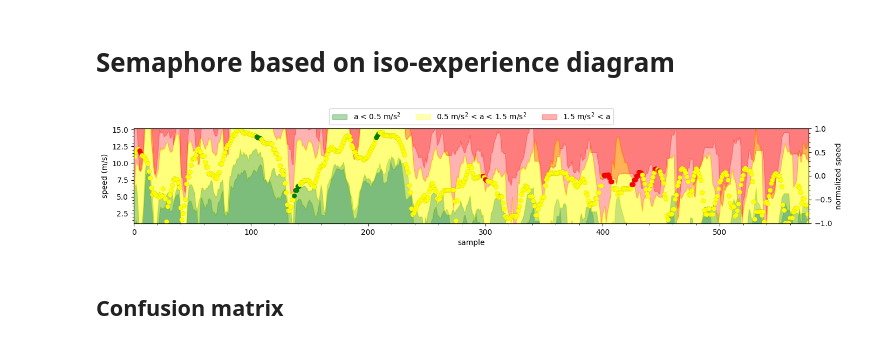
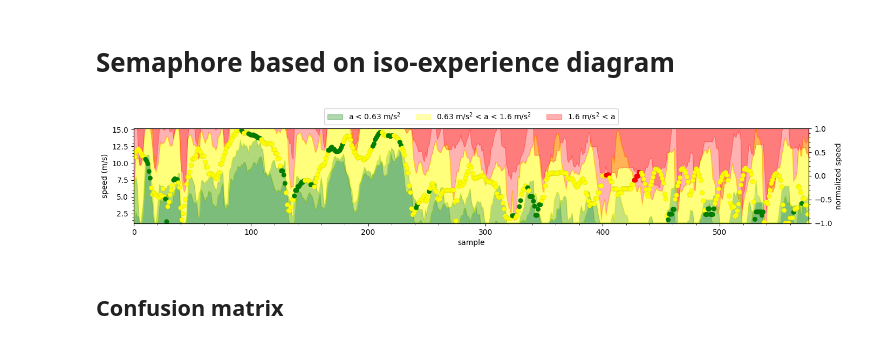
Before and after one commit to carloshernangarrido/ordinal_regression, a Jupyter notebook: main_real_world_example.ipynb, the cells around one changed output. Drawn from its saved outputs; the diff is of its cells as text; code cells hidden in the pictures.

Commit message:
improve plots for the paper

```diff
--- a/main_real_world_example.ipynb
+++ b/main_real_world_example.ipynb
@@ -778,11 +778,14 @@ fig.savefig('test_pass_3.pdf')
 # Semaphore based on iso-experience diagram
 # %%
 from typing import Union
-from scipy.optimize import fmin
+from scipy.optimize import minimize_scalar
 
 
-sem_green_yellow_bound = 0.5  # m/s2
-sem_yellow_red_bound = 1.5  # m/s2
+flag_compute_iso = False
+
+
+sem_green_yellow_bound = 0.63  # m/s2
+sem_yellow_red_bound = 1.6  # m/s2
 
 sem_bounds_norm = scaler_X.transform([[0, sem_green_yellow_bound],
                                       [0, sem_yellow_red_bound]])
@@ -799,13 +802,22 @@ def iso_experience_v(a: float, f: float):
     def pred_f_from_v(v_: float):
         return pred_f(v_, a)
 
-    return fmin(lambda v_: (pred_f_from_v(v_)-f)**2, 0.0)[0]
+    return minimize_scalar(lambda v_: (pred_f_from_v(v_)-f)**2, bounds=(-1, 1), method='bounded',
+                           options={'xatol': 0.01, 'disp': False}).x
 
+if flag_compute_iso:
+    sem_green_yellow_speeds_1 = []
+    sem_yellow_red_speeds_1 = []
+    for sample, f in zip(X_equal[:, :2], x1_1_pred):
+        v = iso_experience_v(sem_green_yellow_bound_norm, f)
+        sem_green_yellow_speeds_1.append(v)
+        v = iso_experience_v(sem_yellow_red_bound_norm, f)
+        sem_yellow_red_speeds_1.append(v)
 
-# sem_green_yellow_speeds_1 = []
-# sem_yellow_red_speeds_1 = []
-# for sample, f in zip(X_equal[:, :2], x1_1_pred):
-#     v = iso_experience_v(sem_green_yellow_bound_norm, f)
-#     sem_green_yellow_speeds_1.append(v)
-#     v = iso_experience_v(sem_yellow_red_bound_norm, f)
-#     sem_yellow_red_speeds_1.append(v)
+    sem_green_yellow_speeds_2 = []
+    sem_yellow_red_speeds_2 = []
+    for sample, f in zip(X_equal[:, 2:], x1_2_pred):
+        v = iso_experience_v(sem_green_yellow_bound_norm, f)
+        sem_green_yellow_speeds_2.append(v)
+        v = iso_experience_v(sem_yellow_red_bound_norm, f)
+        sem_yellow_red_speeds_2.append(v)
@@ -864,37 +881,37 @@ ax.set_xlabel('sample')
 ax.set_ylabel('speed (m/s)')
 ax.set_ylim([scaler_X.inverse_transform([[-1, 0]])[0,0], scaler_X.inverse_transform([[1, 0]])[0,0]])
 ax_twin.legend(loc='upper center', bbox_to_anchor=(0.5, 1.25), ncol=3)
 ax.set_xlim([0, indices[-1]])
 ax_twin.set_ylabel('normalized speed')
 ax_twin.set_ylim([-1, 1])
 ax_twin.set_xlim([0, indices[-1]])
 
 # Define colors for actual rms acc. corresponding to pass_3
-a = scaler_X.transform(np.array([[np.nan, 0.5]]))[0,1]
-b = scaler_X.transform(np.array([[np.nan, 1.5]]))[0,1]
+a = scaler_X.transform(np.array([[np.nan, sem_green_yellow_bound]]))[0,1]
+b = scaler_X.transform(np.array([[np.nan, sem_yellow_red_bound]]))[0,1]
 
 # Color assignment function
 def get_color(value):
     if value < a:
         return 'green'
     elif a <= value <= b:
         return 'yellow'
     else:
         return 'red'
 
-# Aply the function to obtain the array of colors
+# Apply the function to obtain the array of colors
 colors = np.array([get_color(val) for val in norm(X_3[:, 1])])
 
 # Plot!
 ax_twin.scatter(range(X_3.shape[0]), X_3[:, 0], c=colors, edgecolors='k', linewidths=.05, s=40)
 # ax_twin.plot(scaler_X.transform(X_equal_actual[:, :2])[:, 0], color='blue', linestyle='-', label='pass_3', linewidth=0.5)
 # ax_twin.plot(scaler_X.transform(X_equal_actual[:, 2:])[:, 0], color='red', linestyle='-', label='pass_3', linewidth=0.5)
 
 plt.tight_layout()
 plt.savefig('semaphore'+'.pdf')
 plt.show()
 # %% [output]
-[figure, old version]
+[figure, new version]
 # %% [markdown]
 ## Confusion matrix
 # %%
```
Also changed, not shown: parts of 7 cells of this notebook, 21 other files.
